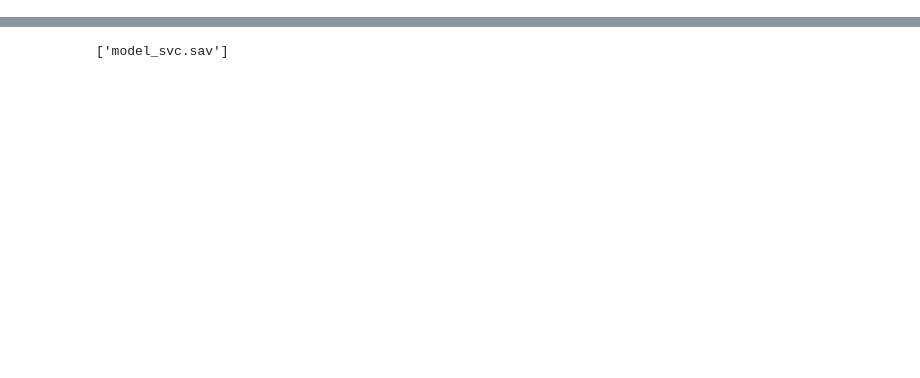
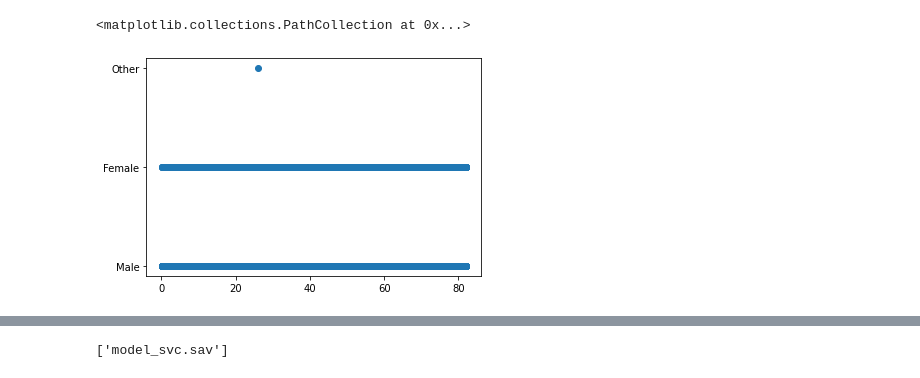
Before and after one commit to cmsharma/strokeprediction, a Jupyter notebook: stroke_prediction.ipynb, the cells around one changed output, grey strips where cells are left out. Drawn from its saved outputs; the diff is of its cells as text; code cells hidden in the pictures; blank space fills up the shorter version.

```diff
--- a/stroke_prediction.ipynb
+++ b/stroke_prediction.ipynb
@@ -53,0 +161,6 @@ print(df.head())
+# %%
+# Through scatter Plot
+plt.scatter(data["age"], data["gender"])
+# %% [output]
+<matplotlib.collections.PathCollection at 0x...>
+[figure, added]
```
Also changed, not shown: parts of 57 cells of this notebook, 4 other files.
